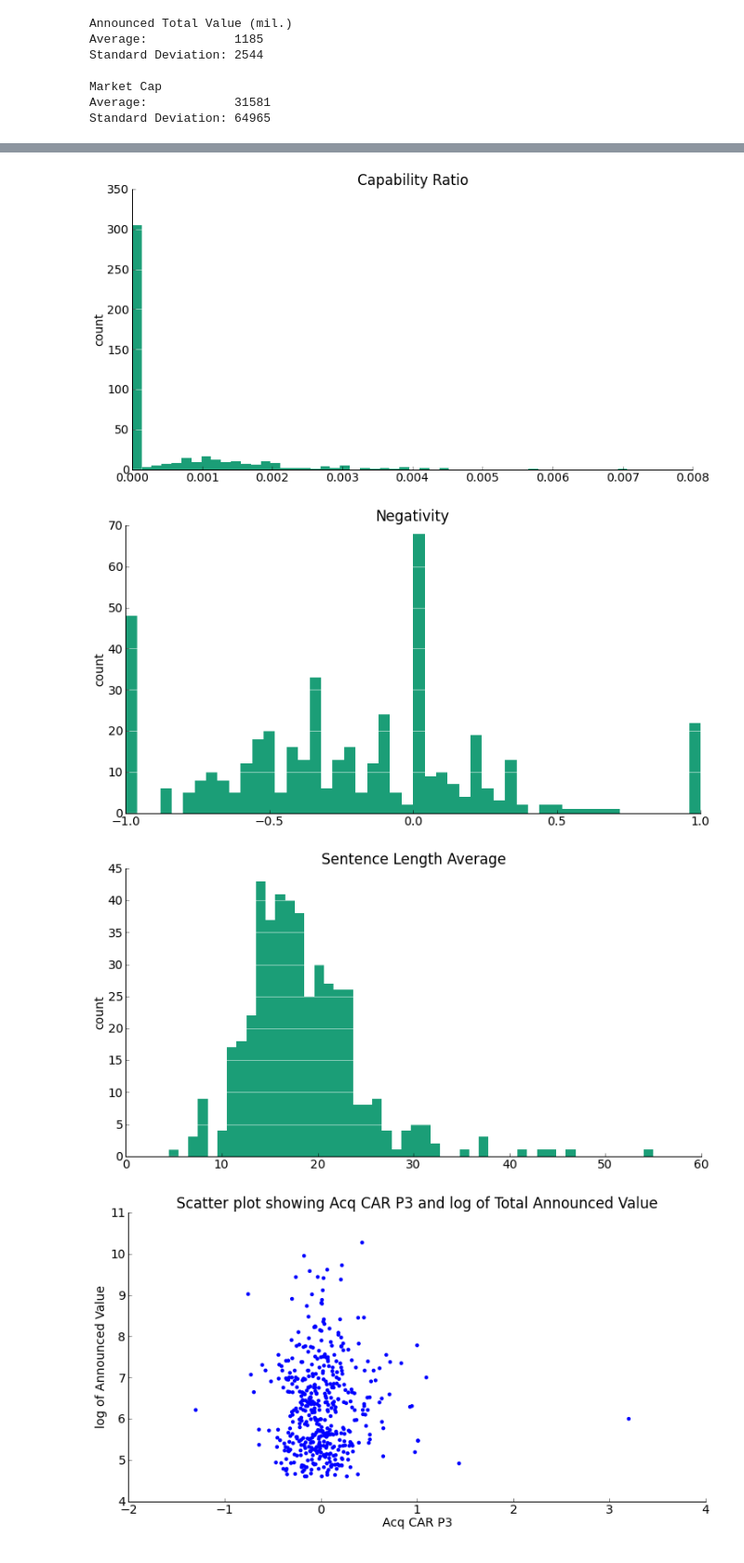
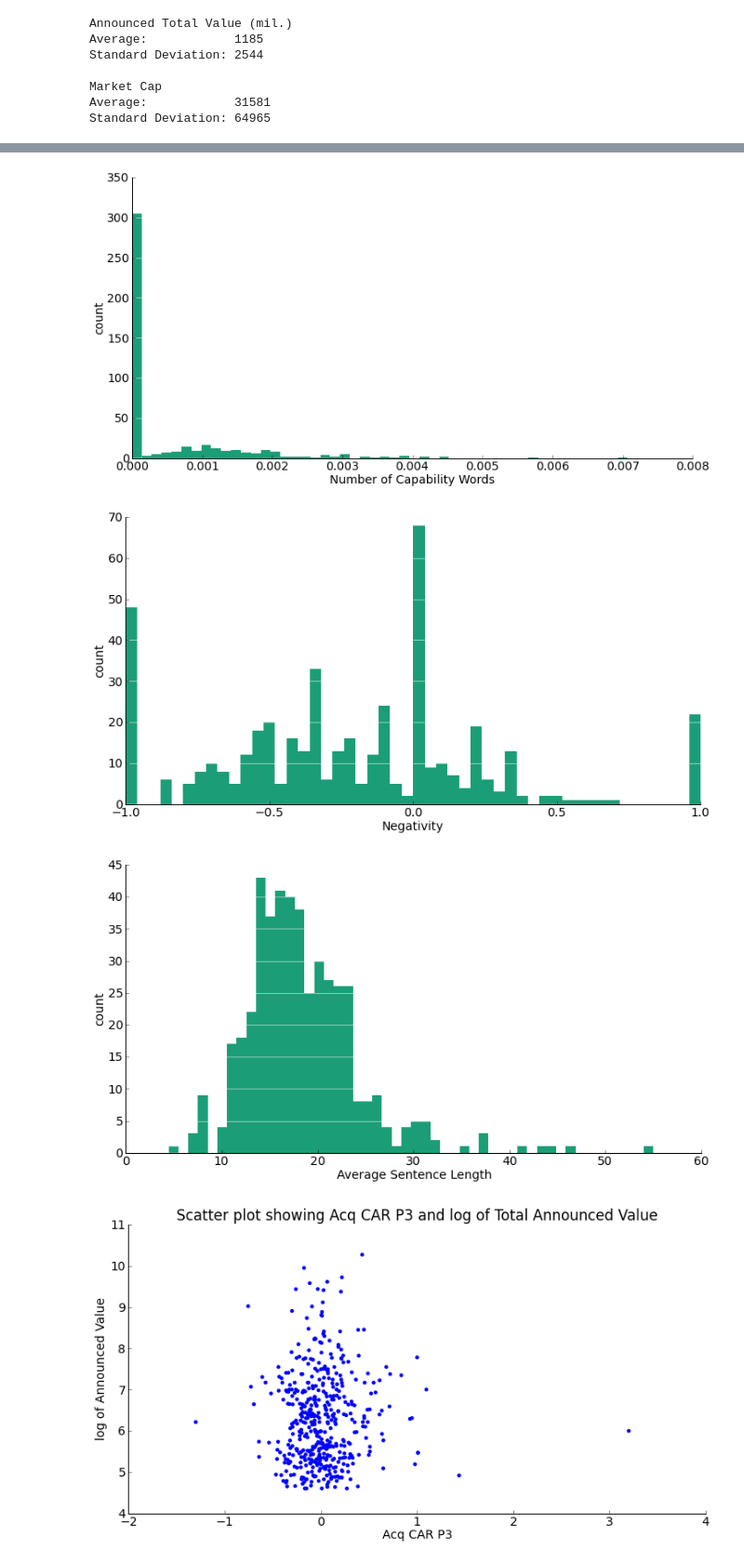
Before and after one commit to Xiaowen125/capability_analysis, a Jupyter notebook: Announcement Analysis.ipynb, the cells around one changed output, grey strips where cells are left out. Shown at 93% size. Cells and saved outputs as stored; diff of their text form; code cells hidden in the pictures.

```diff
--- a/Announcement Analysis.ipynb
+++ b/Announcement Analysis.ipynb
@@ -804,13 +804,21 @@ plot_hist("Announced Total Value (mil.)", vol)
 plt.show()
 plot_hist("Market Cap", cap)
 plt.show()
-plot_hist("Text Length", t_length)
+#Text Length
+plot_hist("", t_length)
+plt.xlabel("Text Length")
 plt.show()
-plot_hist("Capability Ratio", cap_r)
+#Capability Ratio
+plot_hist("", cap_r)
+plt.xlabel("Number of Capability Words")
 plt.show()
-plot_hist("Negativity", neg_2)
+#Negativity
+plot_hist("", neg_2)
+plt.xlabel("Negativity")
 plt.show()
-plot_hist("Sentence Length Average", sen_length)
+#Sentence Length Average
+plot_hist("", sen_length)
+plt.xlabel("Average Sentence Length")
 plt.show()
 # %% [output]
 [figure]
@@ -820,6 +828,6 @@ plt.show()
-[figure, old version]
+[figure, new version]
-[figure, old version]
+[figure, new version]
-[figure, old version]
+[figure, new version]
 # %%
 plt.scatter(Acq_CAR_P3, vol)
 remove_border()
```
Also changed, not shown: parts of 7 cells of this notebook.
